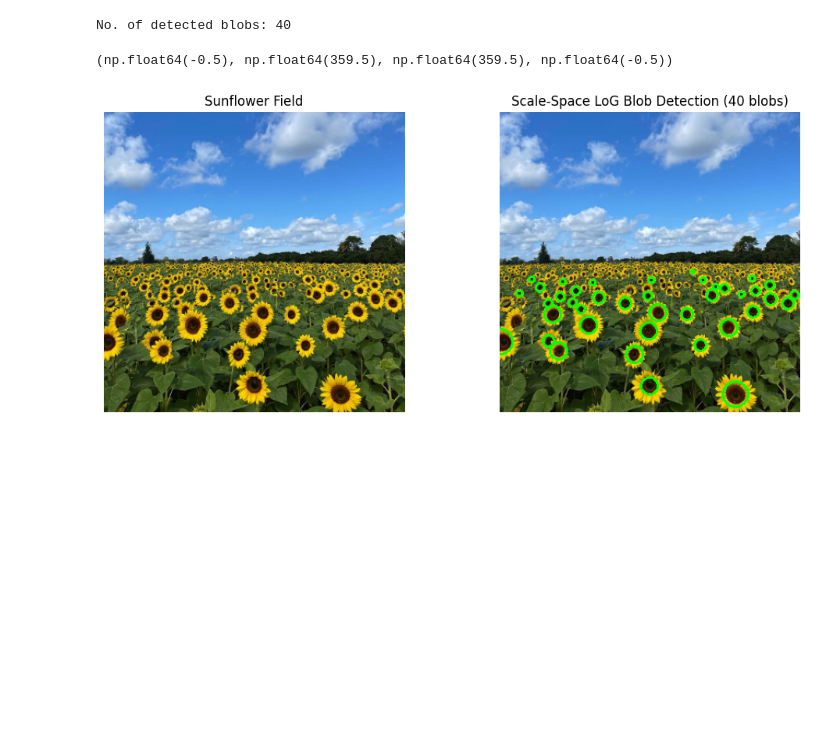
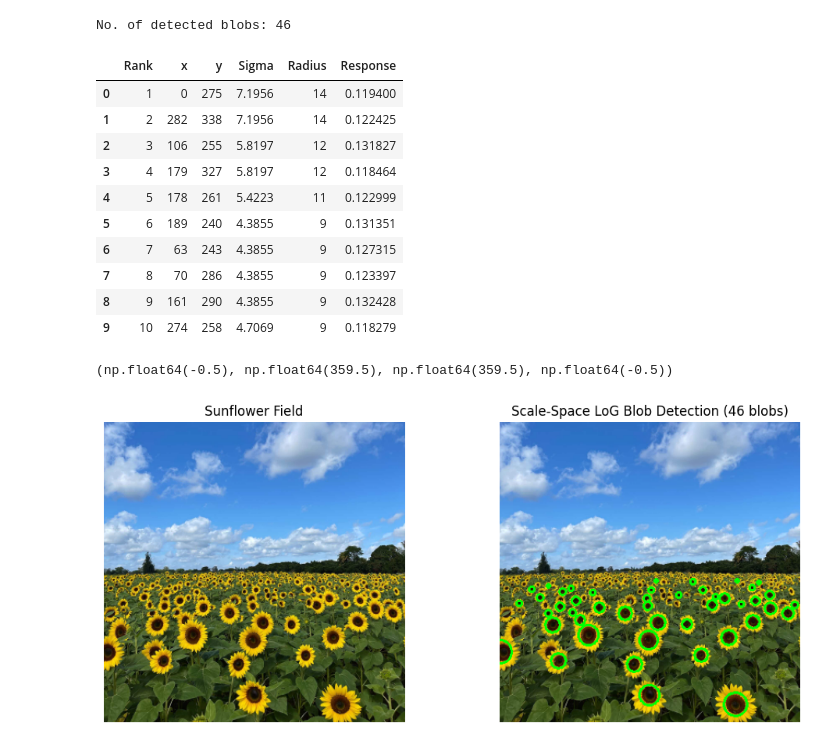
Before and after one commit to shalaniupekshani/EN3160-Assignment-2-on-Fitting-and-Alignment, a Jupyter notebook: EN3160 Assignment 2 on Fitting and Alignment.ipynb, the cells around one changed output. Drawn from its saved outputs; the diff is of its cells as text; code cells hidden in the pictures; blank space fills up the shorter version.

```diff
--- a/EN3160 Assignment 2 on Fitting and Alignment.ipynb
+++ b/EN3160 Assignment 2 on Fitting and Alignment.ipynb
@@ -15,11 +16,11 @@ im_rgb=cv.cvtColor(im,cv.COLOR_BGR2RGB)
 gray=cv.cvtColor(im,cv.COLOR_BGR2GRAY)
 gray=gray.astype(np.float32)/255.0
 # %%
-sigmas=np.geomspace(0.001,11.0,25)    #sigma values to investigate
+sigmas=np.geomspace(0.01,11.0,100)    #sigma values to investigate
 scale_space=[]
 for sigma in sigmas:
     blurred=cv.GaussianBlur(gray,(0,0),sigmaX=float(sigma),sigmaY=float(sigma))
-    laplacian=cv.Laplacian(blurred,cv.CV_32F,ksize=3)
+    laplacian=cv.Laplacian(blurred,cv.CV_32F,ksize=1)
     normalized_log=(sigma**2)*laplacian
     output=normalized_log**2
     scale_space.append(output)
@@ -27,7 +28,7 @@ scale_space = np.stack(scale_space, axis=0)
 #print(scale_space)
 # %%
 local_max = maximum_filter(scale_space, size=(3, 3, 3))
-threshold_rel = 0.6
+threshold_rel = 0.62
 threshold = threshold_rel * np.max(scale_space)
 peak_mask = (scale_space == local_max) & (scale_space > threshold)
 scale_idx, ys, xs = np.where(peak_mask)
@@ -38,20 +39,40 @@ for i, y, x in zip(scale_idx, ys, xs):
     circles.append({"x": int(x),"y": int(y),"sigma": sigma_value,"radius": radius,"response": float(scale_space[i, y, x])})
 print("No. of detected blobs:", len(circles))
 # %% [output]
-No. of detected blobs: 40
+No. of detected blobs: 46
 # %%
 result = cv.cvtColor(im, cv.COLOR_BGR2RGB)
+
+circles.sort(key=lambda c: c["radius"], reverse=True) #Sort circles by radius.
+
+largest_circles = []
+for rank, c in enumerate(circles[:10], start=1):
+    largest_circles.append({"Rank": rank,"x": c["x"],"y": c["y"],"Sigma": round(c["sigma"], 4),"Radius": c["radius"],"Response": round(c["response"], 6)})
+df = pd.DataFrame(largest_circles)
+display(df)
+
 for circle in circles:
     center = (circle["x"], circle["y"])
     radius = circle["radius"]
     cv.circle(result,center,radius,(0, 255, 0),2)
 fig, axes = plt.subplots(1, 2, figsize=(12, 5))
 axes[0].imshow(im_rgb)
 axes[0].set_title("Sunflower Field")
 axes[0].axis('off')
 axes[1].imshow(result)
 axes[1].set_title(f"Scale-Space LoG Blob Detection ({len(circles)} blobs)")
 axes[1].axis('off')
 # %% [output]
+|  | Rank | x | y | Sigma | Radius | Response |
+| 0 | 1 | 0 | 275 | 7.1956 | 14 | 0.119400 |
+| 1 | 2 | 282 | 338 | 7.1956 | 14 | 0.122425 |
+| 2 | 3 | 106 | 255 | 5.8197 | 12 | 0.131827 |
+| 3 | 4 | 179 | 327 | 5.8197 | 12 | 0.118464 |
+| 4 | 5 | 178 | 261 | 5.4223 | 11 | 0.122999 |
+| 5 | 6 | 189 | 240 | 4.3855 | 9 | 0.131351 |
+| 6 | 7 | 63 | 243 | 4.3855 | 9 | 0.127315 |
+| 7 | 8 | 70 | 286 | 4.3855 | 9 | 0.123397 |
+| 8 | 9 | 161 | 290 | 4.3855 | 9 | 0.132428 |
+| 9 | 10 | 274 | 258 | 4.7069 | 9 | 0.118279 |
 (np.float64(-0.5), np.float64(359.5), np.float64(359.5), np.float64(-0.5))
-[figure, old version]
+[figure, new version]
```
Also changed, not shown: parts of 6 cells of this notebook.
